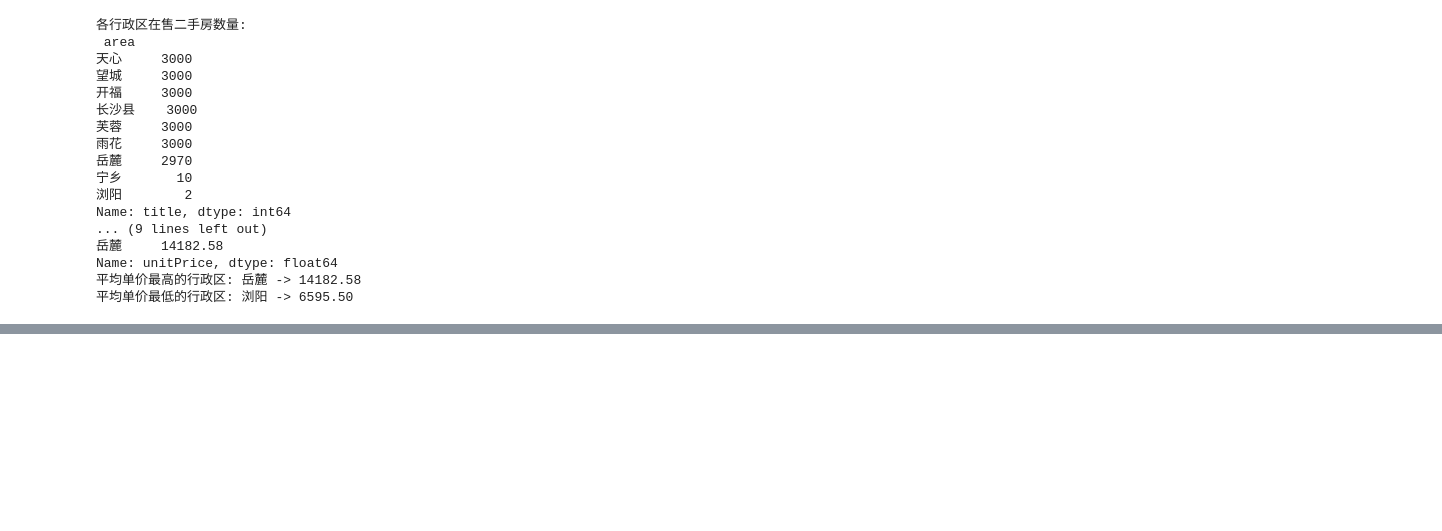
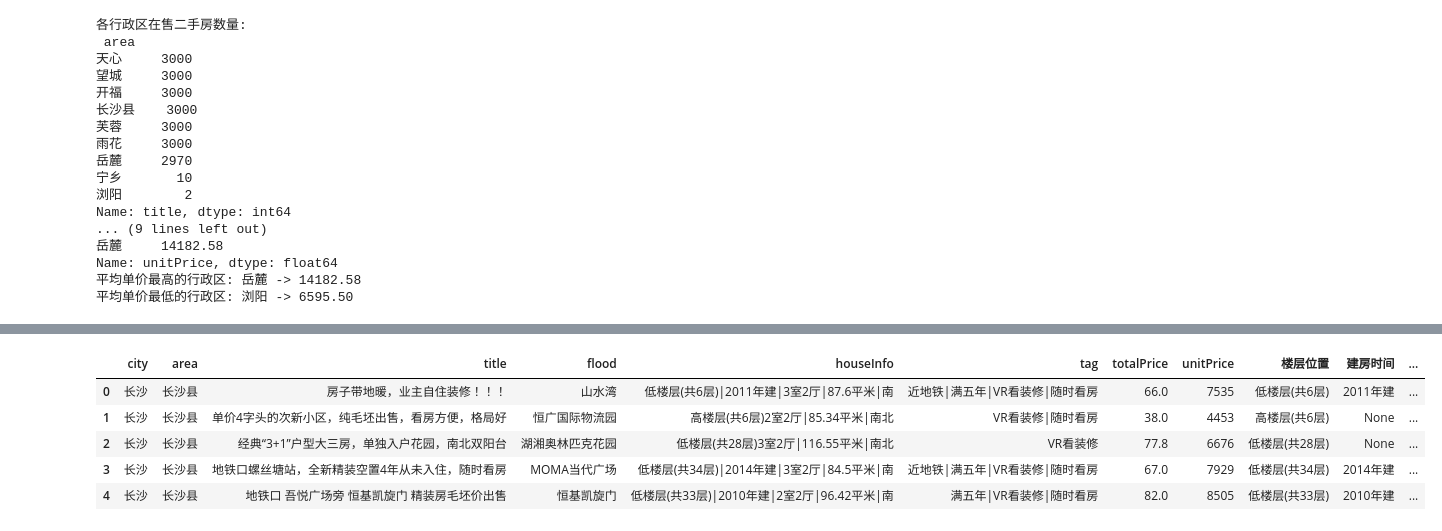
Before and after one commit to JasperJLYu/Pandas, a Jupyter notebook: demos/长沙二手房新房数据分析/dataAnalysis.ipynb, the cells around one changed output, grey strips where cells are left out. Saved outputs shown, nothing was run; the diff lists cells and outputs as text; code cells hidden in the pictures; blank space fills up the shorter version.

```diff
--- a/demos/长沙二手房新房数据分析/dataAnalysis.ipynb
+++ b/demos/长沙二手房新房数据分析/dataAnalysis.ipynb
@@ -85,10 +94,31 @@ Name: unitPrice, dtype: float64
 # %%
 # 任务2
 # 对 houseInfo 进行拆分
-houseInfo_split = df["houseInfo"].str.split("|", expand=True)
-df["楼层位置"] = houseInfo_split.iloc[: , 0]
-df["建房时间"] = houseInfo_split.iloc[: , 1]
-df["房屋规格"] = houseInfo_split.iloc[: , 2]
-df["房屋大小"] = houseInfo_split.iloc[: , 3]
-df["房屋朝向"] = houseInfo_split.iloc[: , 4]
-df.head()
+# 定义拆分函数
+def split_house_info(info):
+    parts = str(info).split("|")
+    # 默认值
+    floor, year, spec, size, orientation = None, None, None, None, None
+
+    if len(parts) == 5:
+        # 正常情况：5 个字段
+        floor, year, spec, size, orientation = parts
+    elif len(parts) == 4:
+        # 少了“建房时间” 或 少了“朝向”
+        if "年建" in parts[1]:   # 第二个字段含“建” → 说明是建房时间
+            floor, year, spec, size = parts
+        else:  # 否则说明缺少建房时间
+            floor, spec, size, orientation = parts
+    elif len(parts) == 3:
+        if "室" in parts[0]:
+            parts.append(parts[0][-4:])
+            parts[0] = parts[0][:-4]
+        # 可能缺少“建房时间”和“朝向”
+        floor, size, orientation, spec = parts
+    elif len(parts) == 2:
+        floor, spec = parts
+    else:
+        floor = parts[0]
+
+    return pd.Series([floor, year, spec, size, orientation],
+                     index=["楼层位置", "建房时间", "房屋规格", "房屋大小", "房屋朝向"])
@@ -102,3 +139,12 @@ df.head()
+# %%
+df_new.head()
+# %% [output]
+|  | city | area | title | flood | houseInfo | tag | totalPrice | unitPrice | 楼层位置 | 建房时间 | ... |
+| 0 | 长沙 | 长沙县 | 房子带地暖，业主自住装修！！！ | 山水湾 | 低楼层(共6层)|2011年建|3室2厅|87.6平米|南 | 近地铁|满五年|VR看装修|随时看房 | 66.0 | 7535 | 低楼层(共6层) | 2011年建 | ... |
+| 1 | 长沙 | 长沙县 | 单价4字头的次新小区，纯毛坯出售，看房方便，格局好 | 恒广国际物流园 | 高楼层(共6层)2室2厅|85.34平米|南北 | VR看装修|随时看房 | 38.0 | 4453 | 高楼层(共6层) | None | ... |
+| 2 | 长沙 | 长沙县 | 经典“3+1”户型大三房，单独入户花园，南北双阳台 | 湖湘奥林匹克花园 | 低楼层(共28层)3室2厅|116.55平米|南北 | VR看装修 | 77.8 | 6676 | 低楼层(共28层) | None | ... |
+| 3 | 长沙 | 长沙县 | 地铁口螺丝塘站，全新精装空置4年从未入住，随时看房 | MOMA当代广场 | 低楼层(共34层)|2014年建|3室2厅|84.5平米|南 | 近地铁|满五年|VR看装修|随时看房 | 67.0 | 7929 | 低楼层(共34层) | 2014年建 | ... |
+| 4 | 长沙 | 长沙县 | 地铁口 吾悦广场旁 恒基凯旋门 精装房毛坯价出售 | 恒基凯旋门 | 低楼层(共33层)|2010年建|2室2厅|96.42平米|南 | 满五年|VR看装修|随时看房 | 82.0 | 8505 | 低楼层(共33层) | 2010年建 | ... |
 # %%
 # 任务3
 # 处理缺失值
```
Also changed, not shown: parts of 11 cells of this notebook.
